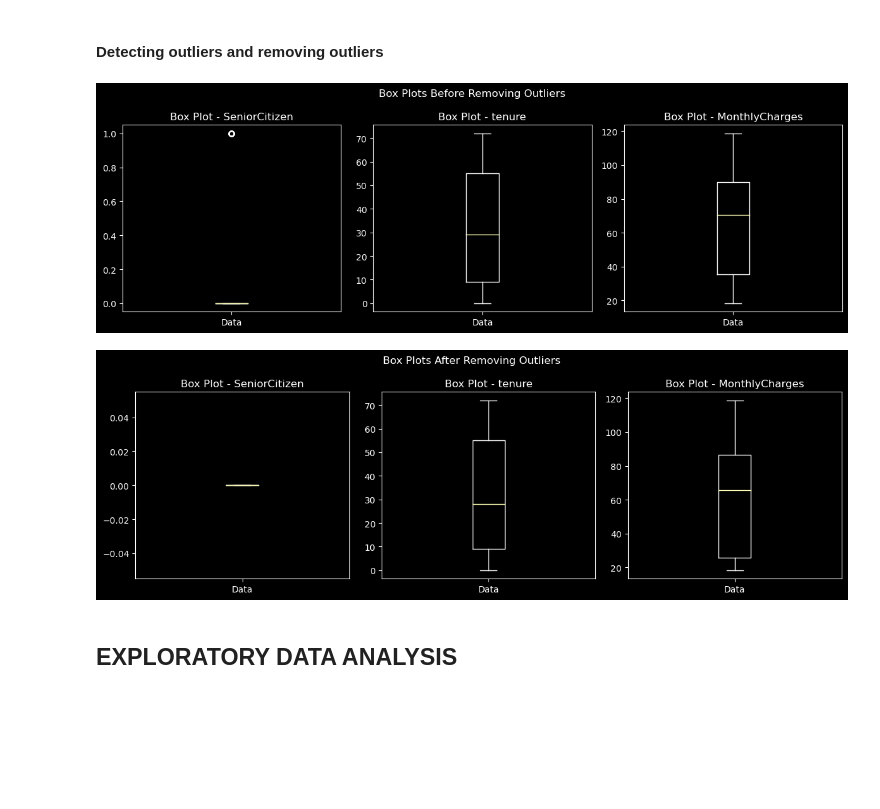
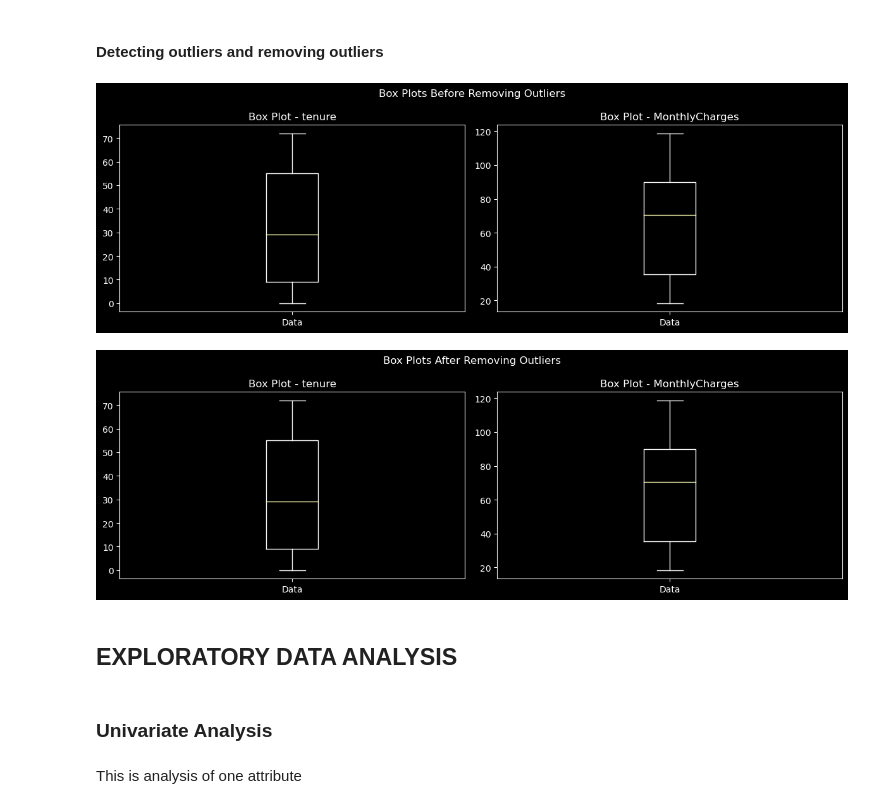
Before and after one commit to marwa9975/Telco_Customer_Churn_Analysis, a Jupyter notebook: notebook.ipynb, the cells around one changed output. Saved outputs shown, nothing was run; the diff lists cells and outputs as text; code cells hidden in the pictures; blank space fills up the shorter version.

```diff
--- a/notebook.ipynb
+++ b/notebook.ipynb
@@ -239,35 +239,39 @@ def plot_boxplots(data, column_names, title):
 
     plt.suptitle(title)
     plt.tight_layout()
     plt.show()
 
-numeric_columns = ['SeniorCitizen', 'tenure', 'MonthlyCharges']
+numeric_columns = ['tenure', 'MonthlyCharges']
 
 # Plot box plots before removing outliers
 plot_boxplots(df, numeric_columns, 'Box Plots Before Removing Outliers')
 
 def remove_outliers_iqr(df, column_names):
     outliers_removed = df.copy()
     for column in column_names:
         Q1 = df[column].quantile(0.25)
         Q3 = df[column].quantile(0.75)
         IQR = Q3 - Q1
         lower_bound = Q1 - 1.5 * IQR
         upper_bound = Q3 + 1.5 * IQR
 
         # Detect and remove outliers
         outliers_removed = outliers_removed[(outliers_removed[column] >= lower_bound) &
                                               (outliers_removed[column] <= upper_bound)]
 
     return outliers_removed
 
 # Detect and remove outliers
 df = remove_outliers_iqr(df, numeric_columns)
 
 # Plot box plots after removing outliers
 plot_boxplots(df, numeric_columns, 'Box Plots After Removing Outliers')
 # %% [output]
-[figure, old version]
+[figure, new version]
-[figure, old version]
+[figure, new version]
 # %% [markdown]
 ## EXPLORATORY DATA ANALYSIS
+# %% [markdown]
+### Univariate Analysis
+# %% [markdown]
+This is analysis of one attribute
```
Also changed, not shown: parts of 23 cells of this notebook.
